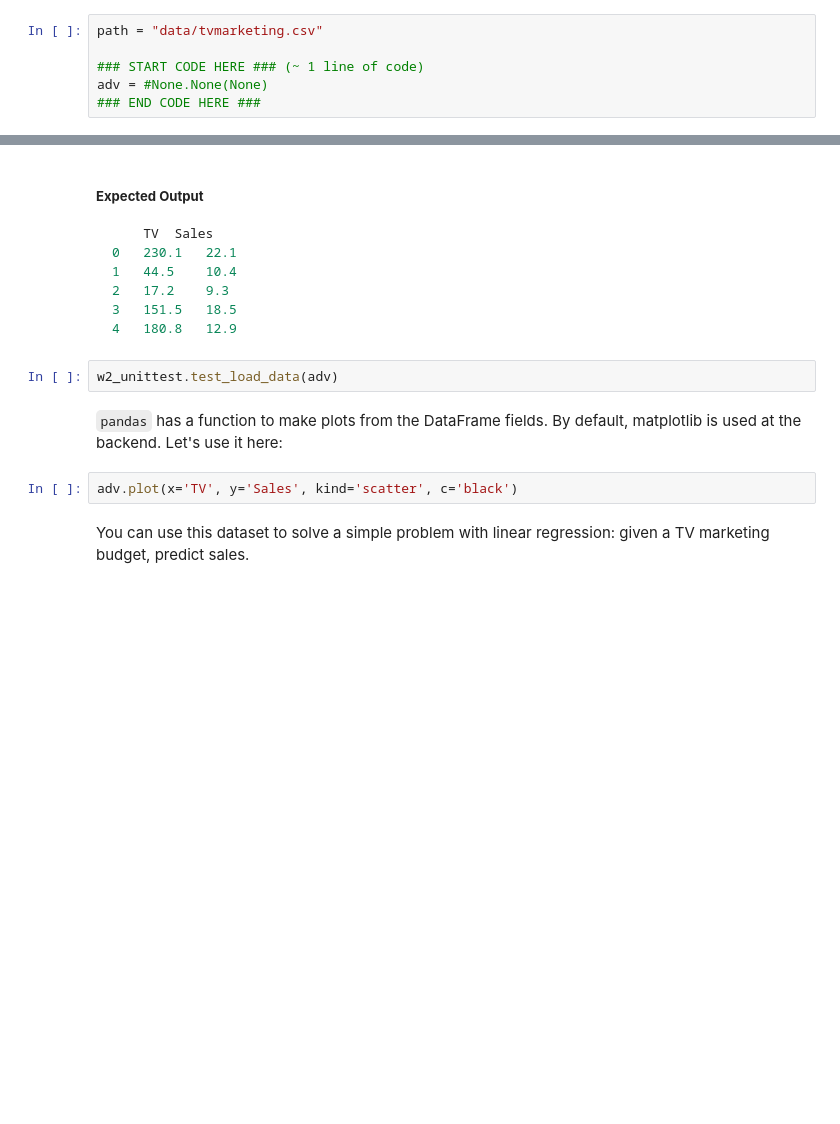
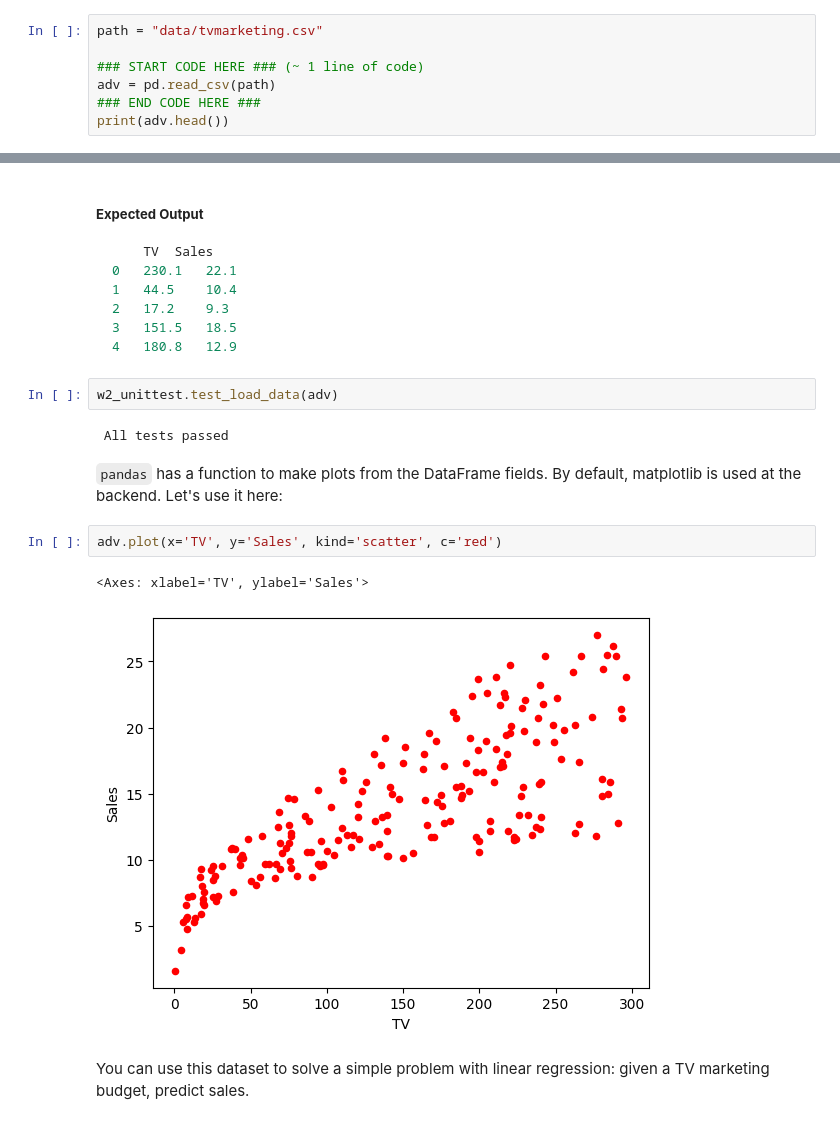
Before and after one commit to kaybrian/Optimization-with-multiple-variables, a Jupyter notebook: Summative Assignment.ipynb, the cells around one changed output, grey strips where cells are left out. Drawn from its saved outputs; the diff is of its cells as text; blank space fills up the shorter version.

````diff
--- a/Summative Assignment.ipynb
+++ b/Summative Assignment.ipynb
@@ -47,5 +52,6 @@ Use `pandas` function `pd.read_csv` to open the .csv file the from the `path`.
 path = "data/tvmarketing.csv"
 
 ### START CODE HERE ### (~ 1 line of code)
-adv = #None.None(None)
+adv = pd.read_csv(path)
 ### END CODE HERE ###
+print(adv.head())
@@ -65,10 +85,15 @@ adv.head()
 ```
 # %%
 w2_unittest.test_load_data(adv)
+# %% [output]
+ All tests passed
 # %% [markdown]
 `pandas` has a function to make plots from the DataFrame fields. By default, matplotlib is used at the backend. Let's use it here:
 # %%
-adv.plot(x='TV', y='Sales', kind='scatter', c='black')
+adv.plot(x='TV', y='Sales', kind='scatter', c='red')
+# %% [output]
+<Axes: xlabel='TV', ylabel='Sales'>
+[figure, added]
 # %% [markdown]
 You can use this dataset to solve a simple problem with linear regression: given a TV marketing budget, predict sales.
 # %% [markdown]
````
Also changed, not shown: parts of 7 cells of this notebook, 3 other files.
